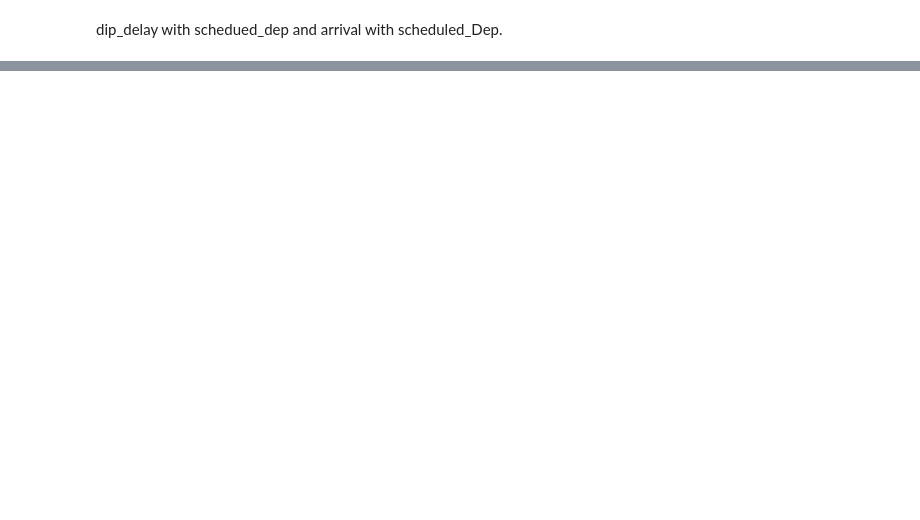
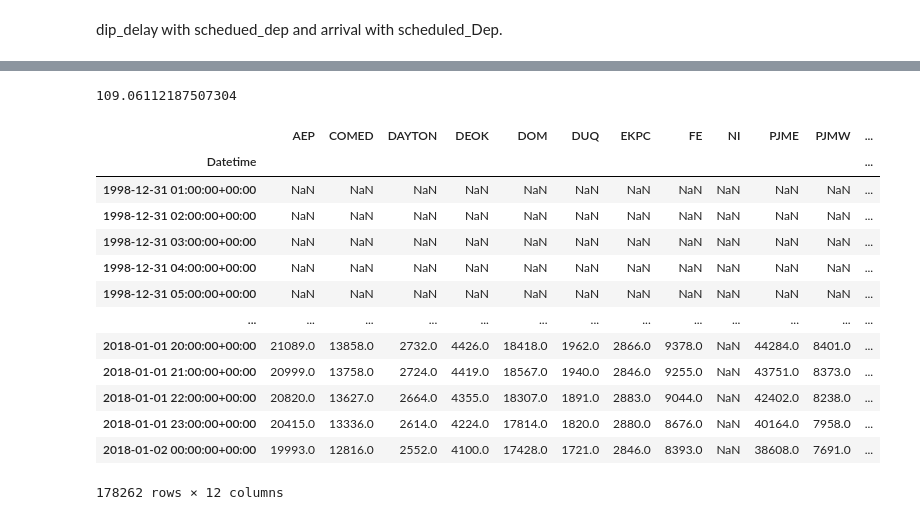
Before and after one commit to sonjaove/progg-and-DS-from-IITM, a Jupyter notebook: TDS_notes/data_analysis/answers.ipynb, the cells around one changed output, grey strips where cells are left out. Drawn from its saved outputs; the diff is of its cells as text; code cells hidden in the pictures; blank space fills up the shorter version.

```diff
--- a/TDS_notes/data_analysis/answers.ipynb
+++ b/TDS_notes/data_analysis/answers.ipynb
@@ -70,0 +124,24 @@ df_filter.quantile(df))
+# %%
+b1=(df_mumbi['Rent'].cov(df_mumbi['Size']))/df_mumbi['Size'].var()
+b2=df_delhi['Rent'].cov(df_delhi['Size'])/df_delhi['Size'].var()
+abs(b1-b2)
+# %% [output]
+109.06112187507304
+# %%
+df3=pd.read_parquet('est_hourly.parquet')
+df3
+# %% [output]
+|  | AEP | COMED | DAYTON | DEOK | DOM | DUQ | EKPC | FE | NI | PJME | PJMW | ... |
+| Datetime |  |  |  |  |  |  |  |  |  |  |  | ... |
+| 1998-12-31 01:00:00+00:00 | NaN | NaN | NaN | NaN | NaN | NaN | NaN | NaN | NaN | NaN | NaN | ... |
+| 1998-12-31 02:00:00+00:00 | NaN | NaN | NaN | NaN | NaN | NaN | NaN | NaN | NaN | NaN | NaN | ... |
+| 1998-12-31 03:00:00+00:00 | NaN | NaN | NaN | NaN | NaN | NaN | NaN | NaN | NaN | NaN | NaN | ... |
+| 1998-12-31 04:00:00+00:00 | NaN | NaN | NaN | NaN | NaN | NaN | NaN | NaN | NaN | NaN | NaN | ... |
+| 1998-12-31 05:00:00+00:00 | NaN | NaN | NaN | NaN | NaN | NaN | NaN | NaN | NaN | NaN | NaN | ... |
+| ... | ... | ... | ... | ... | ... | ... | ... | ... | ... | ... | ... | ... |
+| 2018-01-01 20:00:00+00:00 | 21089.0 | 13858.0 | 2732.0 | 4426.0 | 18418.0 | 1962.0 | 2866.0 | 9378.0 | NaN | 44284.0 | 8401.0 | ... |
+| 2018-01-01 21:00:00+00:00 | 20999.0 | 13758.0 | 2724.0 | 4419.0 | 18567.0 | 1940.0 | 2846.0 | 9255.0 | NaN | 43751.0 | 8373.0 | ... |
+| 2018-01-01 22:00:00+00:00 | 20820.0 | 13627.0 | 2664.0 | 4355.0 | 18307.0 | 1891.0 | 2883.0 | 9044.0 | NaN | 42402.0 | 8238.0 | ... |
+| 2018-01-01 23:00:00+00:00 | 20415.0 | 13336.0 | 2614.0 | 4224.0 | 17814.0 | 1820.0 | 2880.0 | 8676.0 | NaN | 40164.0 | 7958.0 | ... |
+| 2018-01-02 00:00:00+00:00 | 19993.0 | 12816.0 | 2552.0 | 4100.0 | 17428.0 | 1721.0 | 2846.0 | 8393.0 | NaN | 38608.0 | 7691.0 | ... |
+178262 rows × 12 columns
```
Also changed, not shown: parts of 12 cells of this notebook, 4 other files.
